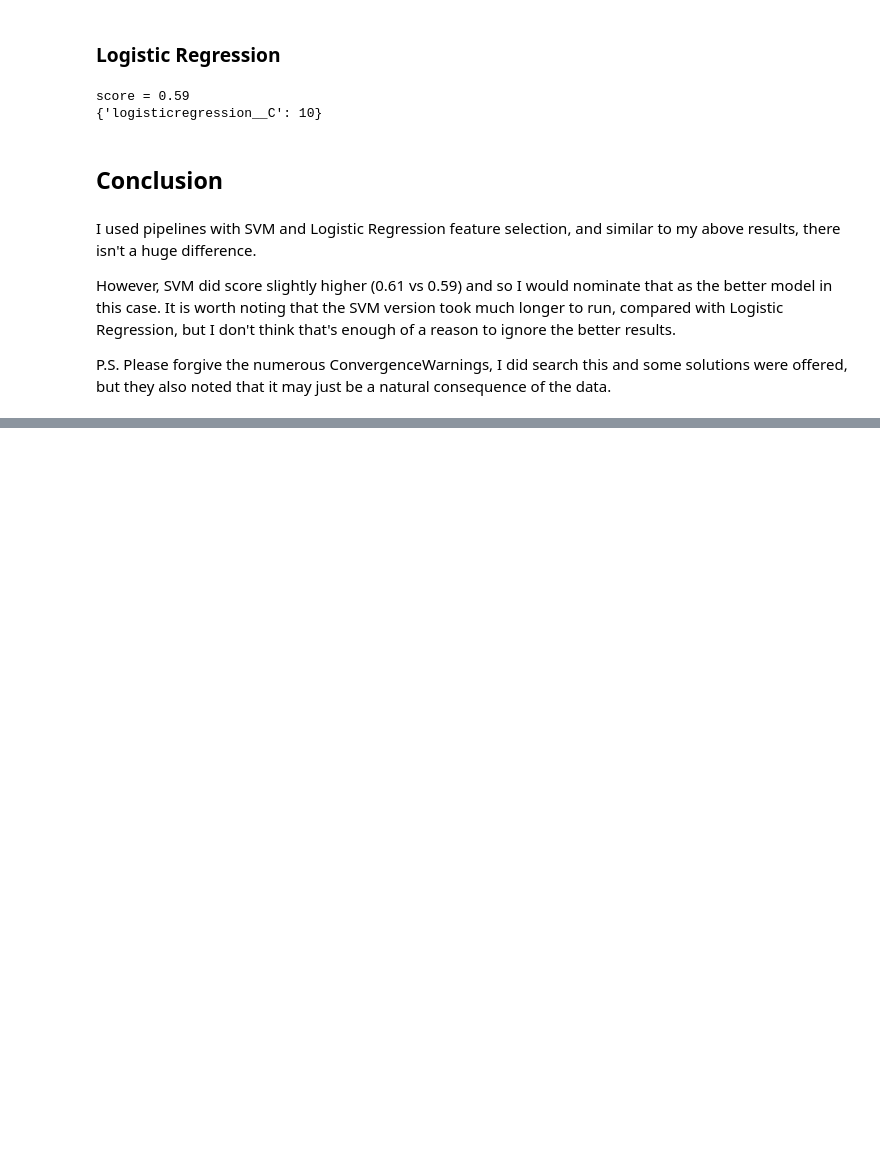
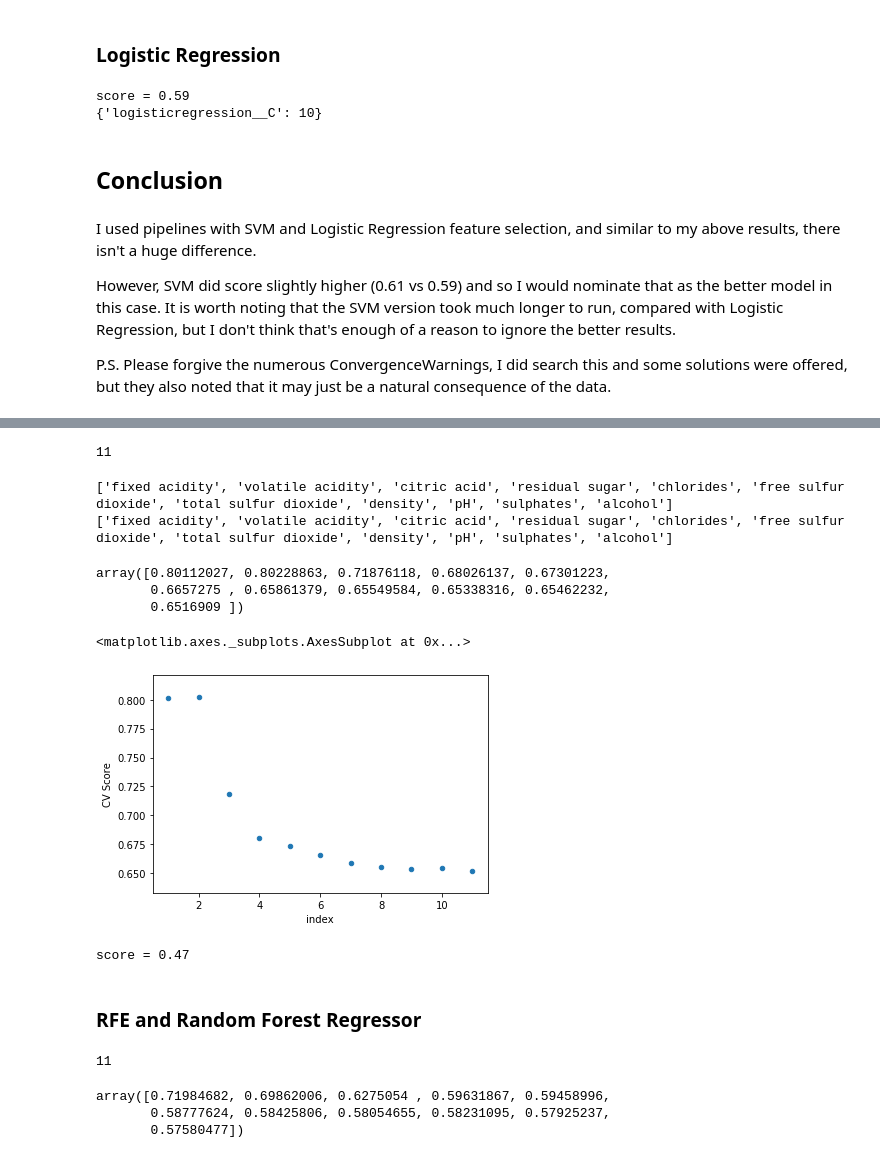
Before and after one commit to NiallDillane/cs4055-DataMining, a Jupyter notebook: labs/week6/13132911_lab5.ipynb, the cells around one changed output, grey strips where cells are left out. Saved outputs shown, nothing was run; the diff lists cells and outputs as text; code cells hidden in the pictures; blank space fills up the shorter version.

```diff
--- a/labs/week6/13132911_lab5.ipynb
+++ b/labs/week6/13132911_lab5.ipynb
@@ -253,0 +276,57 @@ P.S. Please forgive the numerous ConvergenceWarnings, I did search this and some
+# %%
+steps = [('scaler', preprocessing.MinMaxScaler()),
+        ("ET", ExtraTreesRegressor(n_estimators=250))]
+pipeETR = PipelineRFE(steps)
+# %%
+X_train, X_test, y_train, y_test = train_test_split(x, y, test_size=0.2, random_state=30, stratify=y)
+# %%
+feature_selector_cv = feature_selection.RFECV(pipeETR, cv=10, step=1, scoring="neg_mean_squared_error")
+feature_selector_cv.fit(X_train, y_train)
+feature_selector_cv.n_features_
+# %% [output]
+11
+# %%
+print(feature_names.tolist())
+
+selected_features = feature_names[feature_selector_cv.support_].tolist()
+print(selected_features)
+# %% [output]
+['fixed acidity', 'volatile acidity', 'citric acid', 'residual sugar', 'chlorides', 'free sulfur dioxide', 'total sulfur dioxide', 'density', 'pH', 'sulphates', 'alcohol']
+['fixed acidity', 'volatile acidity', 'citric acid', 'residual sugar', 'chlorides', 'free sulfur dioxide', 'total sulfur dioxide', 'density', 'pH', 'sulphates', 'alcohol']
+# %%
+cv_grid_rmse = np.sqrt(-feature_selector_cv.grid_scores_)
+cv_grid_rmse
+# %% [output]
+array([0.80112027, 0.80228863, 0.71876118, 0.68026137, 0.67301223,
+       0.6657275 , 0.65861379, 0.65549584, 0.65338316, 0.65462232,
+       0.6516909 ])
+# %%
+cvScores = pd.DataFrame({'CV Score': cv_grid_rmse[:]}).reset_index()
+cvScores['index'] = cvScores['index']+1
+cvScores.plot.scatter(x='index', y='CV Score')
+# %% [output]
+<matplotlib.axes._subplots.AxesSubplot at 0x...>
+[figure, added]
+# %%
+print("score = %3.2f" %(feature_selector_cv.score(X_test,y_test)))
+# %% [output]
+score = 0.47
+# %% [markdown]
+### RFE and Random Forest Regressor
+# %%
+steps = [('scaler', preprocessing.MinMaxScaler()),
+         ("RF", RandomForestRegressor(n_estimators=250))]
+pipeRFR = PipelineRFE(steps)
+
+feature_selector_cv = feature_selection.RFECV(pipeRFR, cv=10, step=1, scoring="neg_mean_squared_error")
+feature_selector_cv.fit(X_train, y_train)
+feature_selector_cv.n_features_
+# %% [output]
+11
+# %%
+cv_grid_rmse = np.sqrt(-feature_selector_cv.grid_scores_)
+cv_grid_rmse
+# %% [output]
+array([0.71984682, 0.69862006, 0.6275054 , 0.59631867, 0.59458996,
+       0.58777624, 0.58425806, 0.58054655, 0.58231095, 0.57925237,
+       0.57580477])
```
Also changed, not shown: parts of 8 cells of this notebook.
